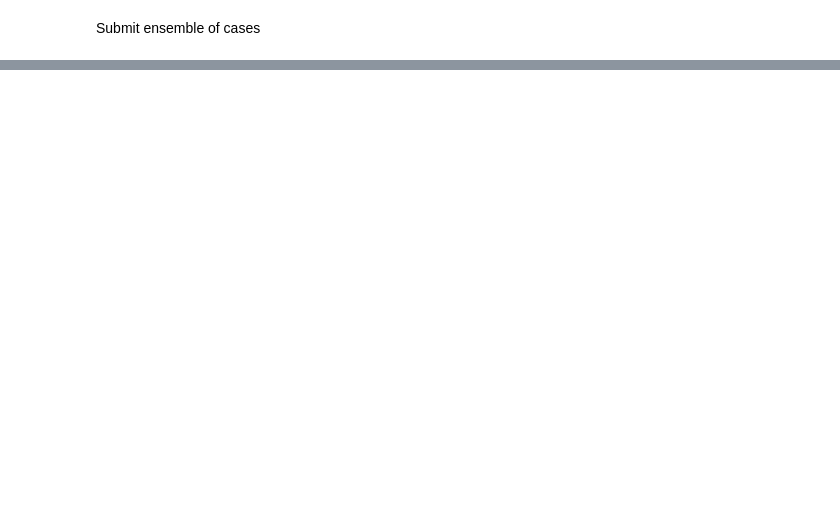
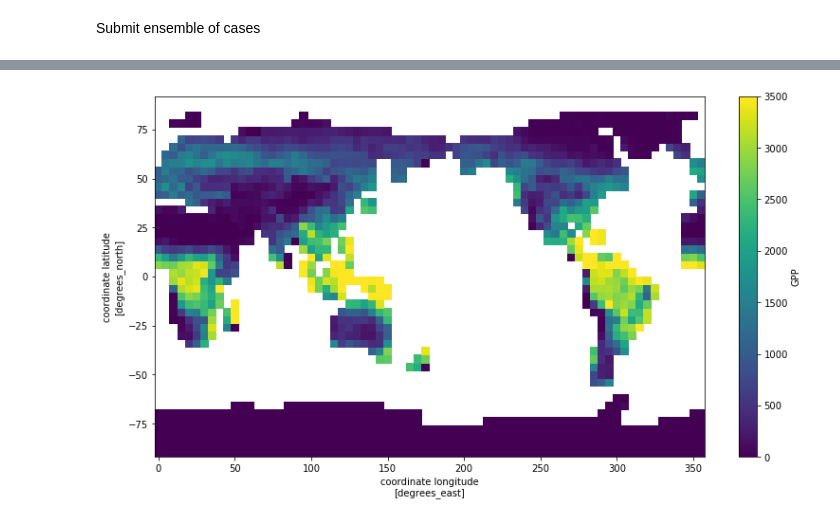
Before and after one commit to rosiealice/fates_sp_ensembles, a Jupyter notebook: ensemble_script.ipynb, the cells around one changed output, grey strips where cells are left out. Cells and saved outputs as stored; diff of their text form; code cells hidden in the pictures; blank space fills up the shorter version.

Commit message:
ensemble script output modifications and figs

```diff
--- a/ensemble_script.ipynb
+++ b/ensemble_script.ipynb
@@ -7,8 +7,12 @@ defcase='SPdefault'
 ens_directory='SPfates_ens'
 caseroot='spfates_01_n'
 paramsdir='param_files_sp'
-ncases=6
-defbuild='/glade/scratch/$USER/%defcase/bld/'
+defbuildroot='/glade/scratch/'
+ncases=1
+
+dosubmit=0
+forcenewcase=0
+doanalysis=1
 # %%
 import os
 notebookdr=os.getcwd()
@@ -370,0 +469,9 @@ do
+# %%
+ychoose =2007
+titles=['clumping_index -','clumping_index +','leaf_diameter -','leaf_diameter +',
+           'stomatal_slope -','stomatal_slope +','vcmax25top -','vcmax25top +',
+           'leaf_xl -','leaf_xl +','rholvis -','rholvis +',
+           'smpsc -','smpsc +' ]
+output='/glade/scratch/rfisher/'
+conv = 3600*24*365
+yr='.clm2.h0.'
@@ -370,0 +669,16 @@ do
+# %%
+if doanalysis ==1:
+
+    fig = plt.figure()
+    plt.rcParams['figure.figsize'] = [13, 7]
+    fig.subplots_adjust(hspace=0.1, wspace=0.1)
+
+   #default ensemble member
+    run=caseroot+str(0)
+    arc = output + 'archive/' + run + '/lnd/hist/'
+       # arc = output + run + '/run/'
+    dsdef = xr.open_mfdataset(arc +run+yr+str(ychoose)+'*', decode_times=False)
+    ax=np.multiply(np.mean(dsdef.GPP,0),conv).plot()
+    ax.set_clim(-0, 3500)
+# %% [output]
+[figure, added]
```
Also changed, not shown: parts of 26 cells of this notebook, 2 other files.
